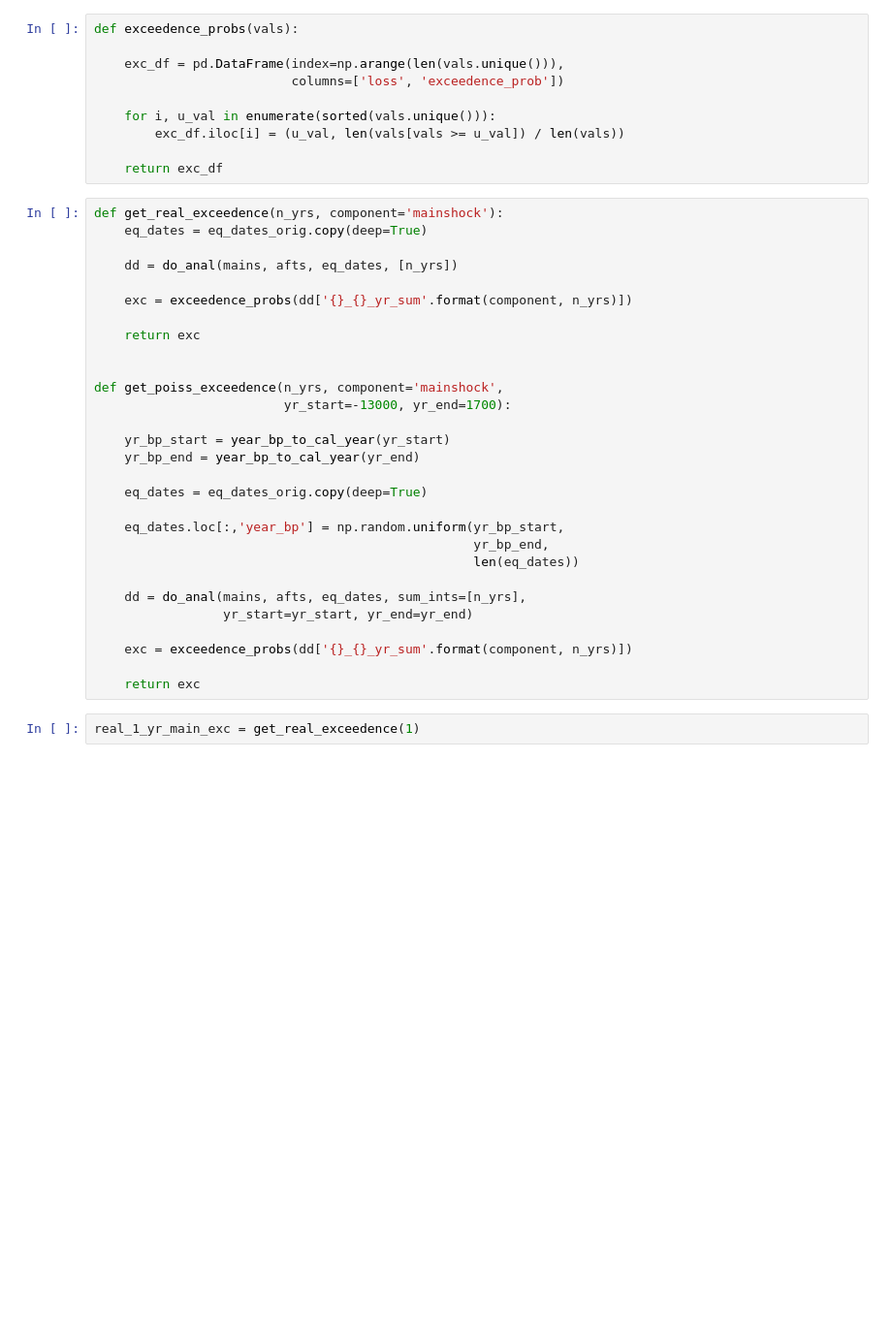
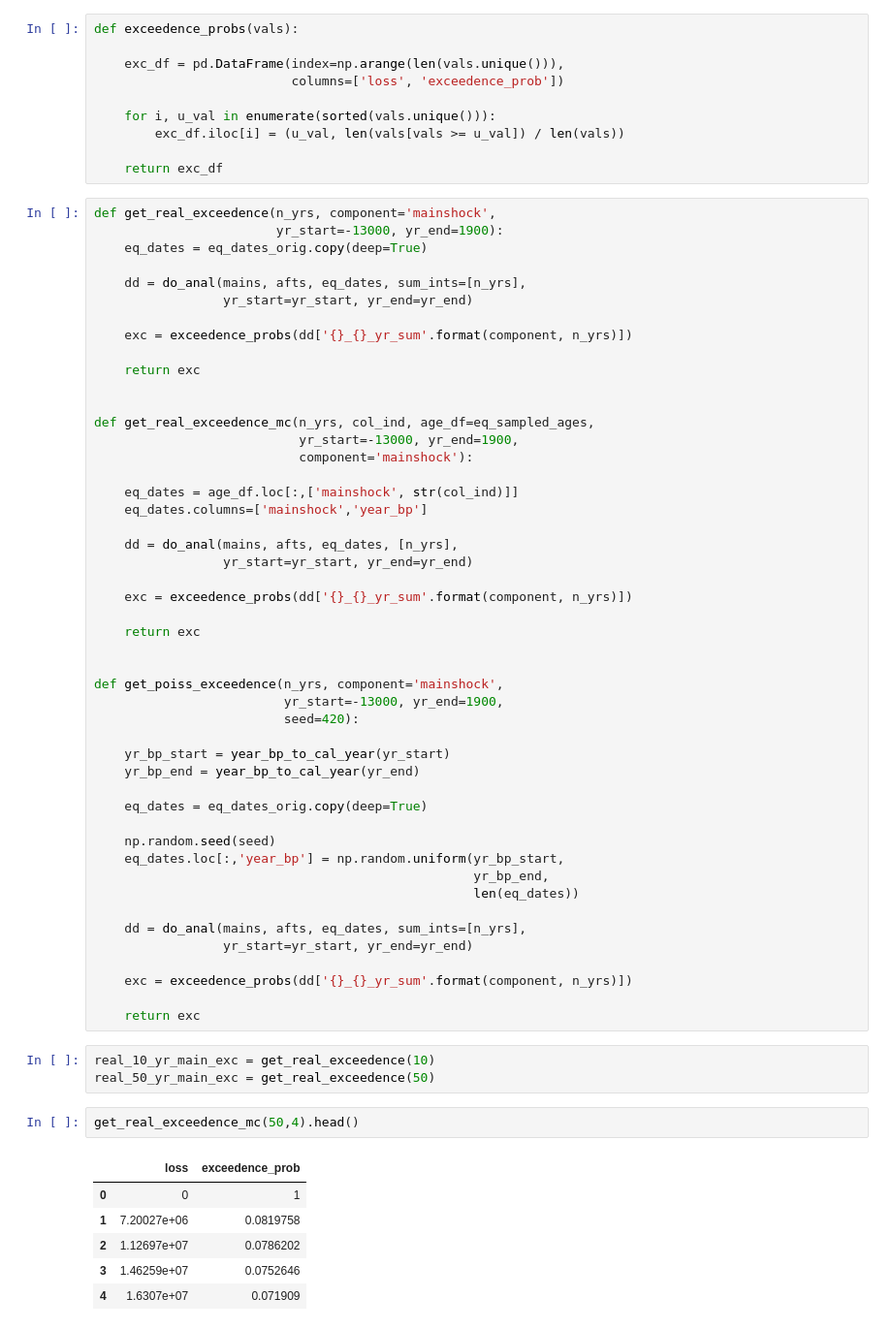
Before and after one commit to cossatot/eq-sequences, a Jupyter notebook: notebooks/eq-loss-mc.ipynb, the cells around one changed output. Shown at 97% size. Cells and saved outputs as stored; diff of their text form; blank space fills up the shorter version.

```diff
--- a/notebooks/eq-loss-mc.ipynb
+++ b/notebooks/eq-loss-mc.ipynb
@@ -250,10 +274,27 @@ def exceedence_probs(vals):
 
     return exc_df
 # %%
-def get_real_exceedence(n_yrs, component='mainshock'):
+def get_real_exceedence(n_yrs, component='mainshock',
+                        yr_start=-13000, yr_end=1900):
     eq_dates = eq_dates_orig.copy(deep=True)
 
-    dd = do_anal(mains, afts, eq_dates, [n_yrs])
+    dd = do_anal(mains, afts, eq_dates, sum_ints=[n_yrs],
+                 yr_start=yr_start, yr_end=yr_end)
+
+    exc = exceedence_probs(dd['{}_{}_yr_sum'.format(component, n_yrs)])
+
+    return exc
+
+
+def get_real_exceedence_mc(n_yrs, col_ind, age_df=eq_sampled_ages,
+                           yr_start=-13000, yr_end=1900,
+                           component='mainshock'):
+
+    eq_dates = age_df.loc[:,['mainshock', str(col_ind)]]
+    eq_dates.columns=['mainshock','year_bp']
+
+    dd = do_anal(mains, afts, eq_dates, [n_yrs],
+                 yr_start=yr_start, yr_end=yr_end)
 
     exc = exceedence_probs(dd['{}_{}_yr_sum'.format(component, n_yrs)])
 
@@ -261,13 +302,15 @@ def get_real_exceedence(n_yrs, component='mainshock'):
 
 
 def get_poiss_exceedence(n_yrs, component='mainshock',
-                         yr_start=-13000, yr_end=1700):
+                         yr_start=-13000, yr_end=1900,
+                         seed=420):
 
     yr_bp_start = year_bp_to_cal_year(yr_start)
     yr_bp_end = year_bp_to_cal_year(yr_end)
 
     eq_dates = eq_dates_orig.copy(deep=True)
 
+    np.random.seed(seed)
     eq_dates.loc[:,'year_bp'] = np.random.uniform(yr_bp_start,
                                                   yr_bp_end,
                                                   len(eq_dates))
@@ -278,6 +321,16 @@ def get_poiss_exceedence(n_yrs, component='mainshock',
     exc = exceedence_probs(dd['{}_{}_yr_sum'.format(component, n_yrs)])
 
     return exc
-# %%
-real_1_yr_main_exc = get_real_exceedence(1)
+# %%
+real_10_yr_main_exc = get_real_exceedence(10)
+real_50_yr_main_exc = get_real_exceedence(50)
+# %%
+get_real_exceedence_mc(50,4).head()
+# %% [output]
+|  | loss | exceedence_prob |
+| 0 | 0 | 1 |
+| 1 | 7.20027e+06 | 0.0819758 |
+| 2 | 1.12697e+07 | 0.0786202 |
+| 3 | 1.46259e+07 | 0.0752646 |
+| 4 | 1.6307e+07 | 0.071909 |
 # %%
```
Also changed, not shown: parts of 23 cells of this notebook, 1 other file.
